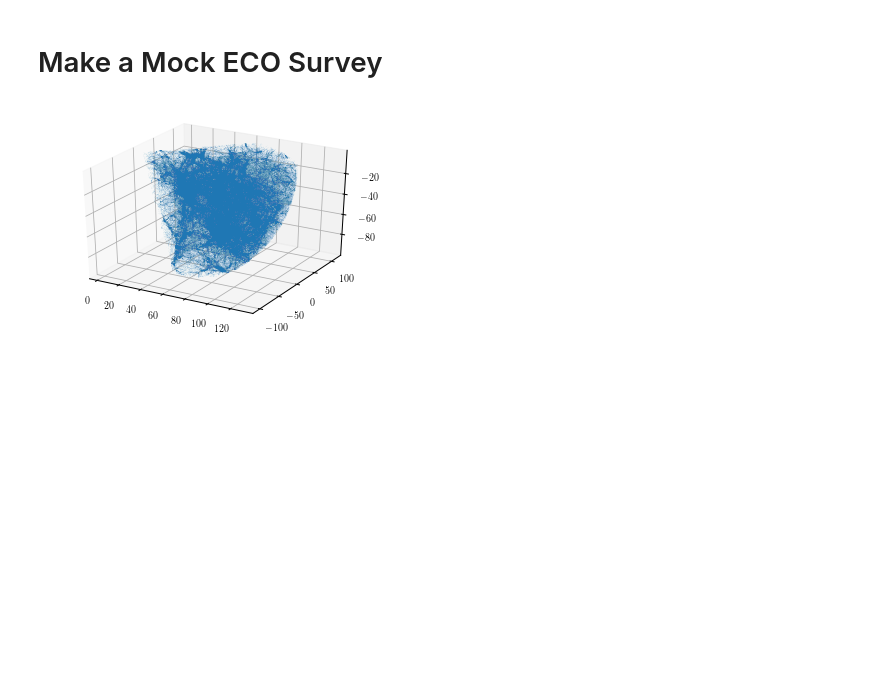
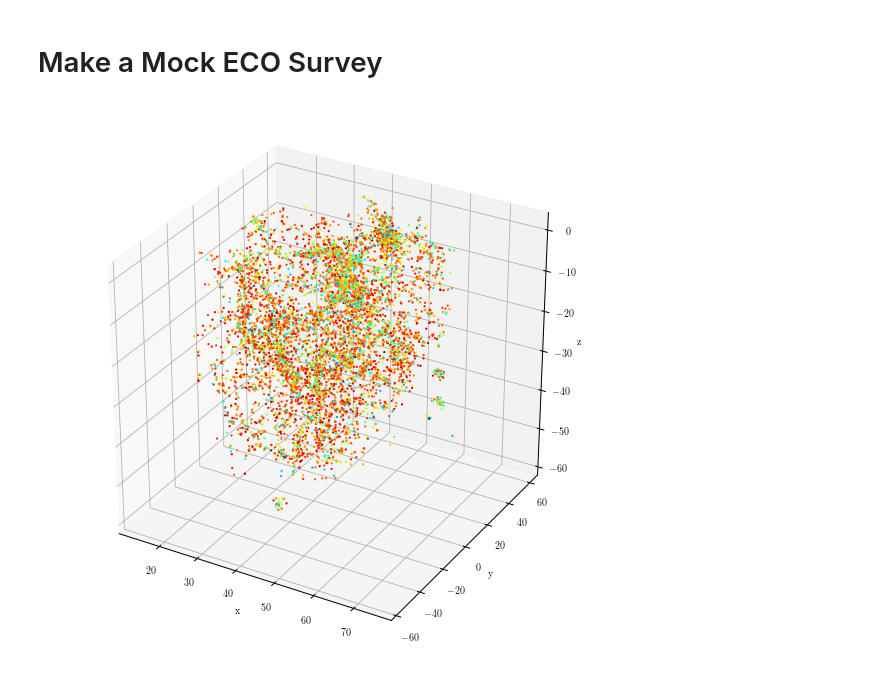
Before and after one commit to duncandc/eco_mocks, a Jupyter notebook: notebooks/make_mock_survey.ipynb, the cells around one changed output. Saved outputs shown, nothing was run; the diff lists cells and outputs as text; code cells hidden in the pictures; blank space fills up the shorter version.

```diff
--- a/notebooks/make_mock_survey.ipynb
+++ b/notebooks/make_mock_survey.ipynb
@@ -11,6 +12,8 @@ import os
 cwd = os.getcwd()
 data_path = os.path.abspath(os.path.join(os.path.dirname(cwd), 'mocks')) + '/'
 # %%
+# open a mock
+
 from astropy.table import Table
-mock = Table.read(data_path + 'mock_1.hdf5', path='data')
+mock = Table.read(data_path + 'mock_1a.hdf5', path='data')
 # %%
@@ -17,13 +23,16 @@ mock = Table.read(data_path + 'mock_1.hdf5', path='data')
 from eco_mocks.utils import random_survey
 new_mock = random_survey(mock)
 # %%
-r = np.sqrt(new_mock['x']**2+new_mock['y']**2+new_mock['z']**2)
-mask = r<130.0
+# plot 3d distribution of galaxies
 
 from mpl_toolkits.mplot3d import Axes3D
-fig = plt.figure()
+fig = plt.figure(figsize=(10,10))
 ax = fig.add_subplot(111, projection='3d')
-ax.plot(new_mock['x'][mask], new_mock['y'][mask], new_mock['z'][mask], '.', alpha=0.1, ms=0.1)
+ax.scatter(new_mock['x'], new_mock['y'], new_mock['z'],
+           c=new_mock['u_minus_r'], alpha=1, lw=0, s=5, cmap='jet_r')
+ax.set_xlabel('x')
+ax.set_ylabel('y')
+ax.set_zlabel('z')
 plt.show()
 # %% [output]
-[figure, old version]
+[figure, new version]
```
Also changed, not shown: parts of 5 cells of this notebook, 11 other files.
